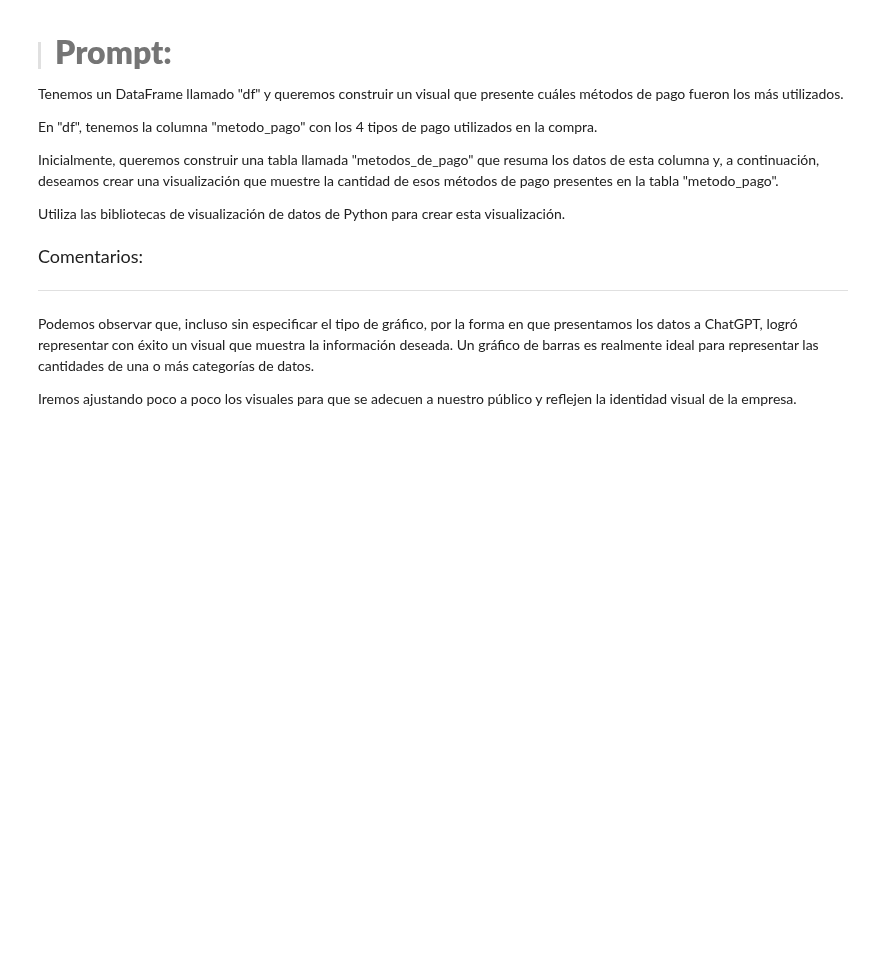
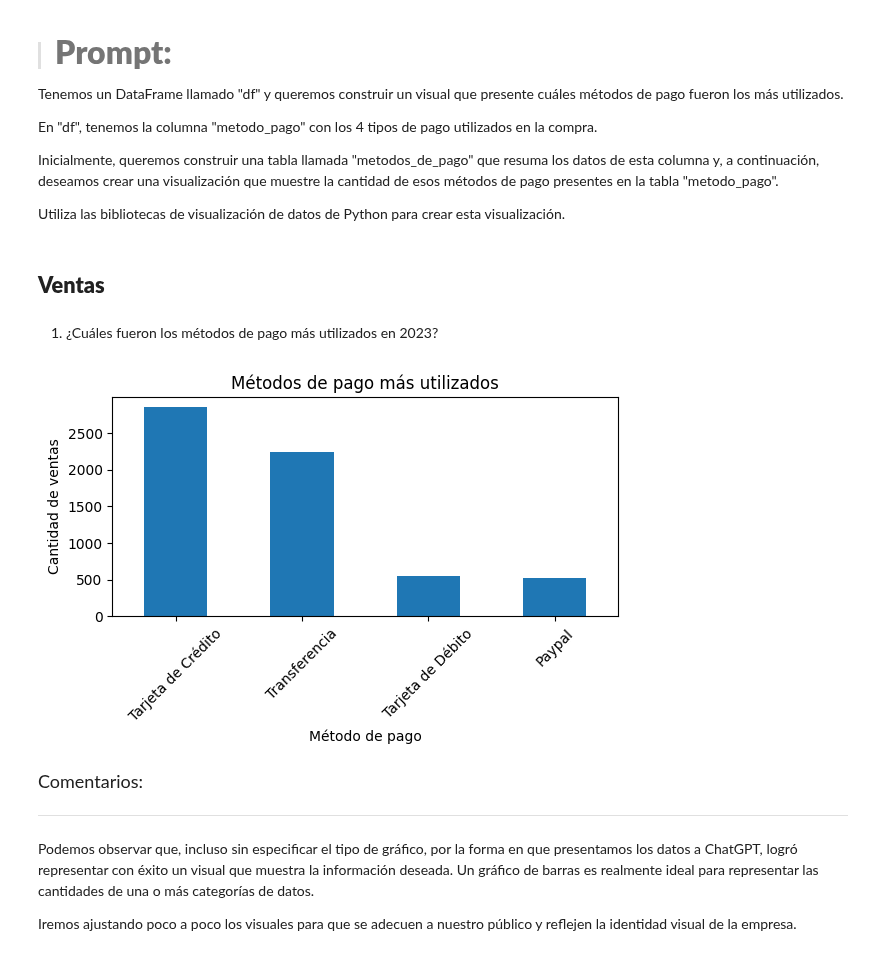
Before and after one commit to betorockers/DataScience_AluraLatam, a Jupyter notebook: 3-ETL/6-IA_aplicada_a_la_ciencia_de_datos/IA_aplicada_a_ciencia_de_datos.ipynb, the cells around one changed output. Drawn from its saved outputs; the diff is of its cells as text; code cells hidden in the pictures; blank space fills up the shorter version.

```diff
--- a/3-ETL/6-IA_aplicada_a_la_ciencia_de_datos/IA_aplicada_a_ciencia_de_datos.ipynb
+++ b/3-ETL/6-IA_aplicada_a_la_ciencia_de_datos/IA_aplicada_a_ciencia_de_datos.ipynb
@@ -434,6 +434,22 @@ En "df", tenemos la columna "metodo_pago" con los 4 tipos de pago utilizados en
 Inicialmente, queremos construir una tabla llamada "metodos_de_pago" que resuma los datos de esta columna y, a continuación, deseamos crear una visualización que muestre la cantidad de esos métodos de pago presentes en la tabla "metodo_pago".
 
 Utiliza las bibliotecas de visualización de datos de Python para crear esta visualización.
+# %% [markdown]
+## **Ventas**
+# %% [markdown]
+1. ¿Cuáles fueron los métodos de pago más utilizados en 2023?
+# %%
+# Métodos de pago más utilizados
+plt.figure(figsize=(6,4))
+df_unido['metodo_pago'].value_counts().plot(kind='bar')
+plt.title('Métodos de pago más utilizados')
+plt.xlabel('Método de pago')
+plt.ylabel('Cantidad de ventas')
+plt.xticks(rotation=45)
+plt.tight_layout()
+plt.show()
+# %% [output]
+[figure, added]
 # %% [markdown]
 
 <font color="7b71ff" size=4> Comentarios: </font>
```
Also changed, not shown: parts of 19 cells of this notebook.
